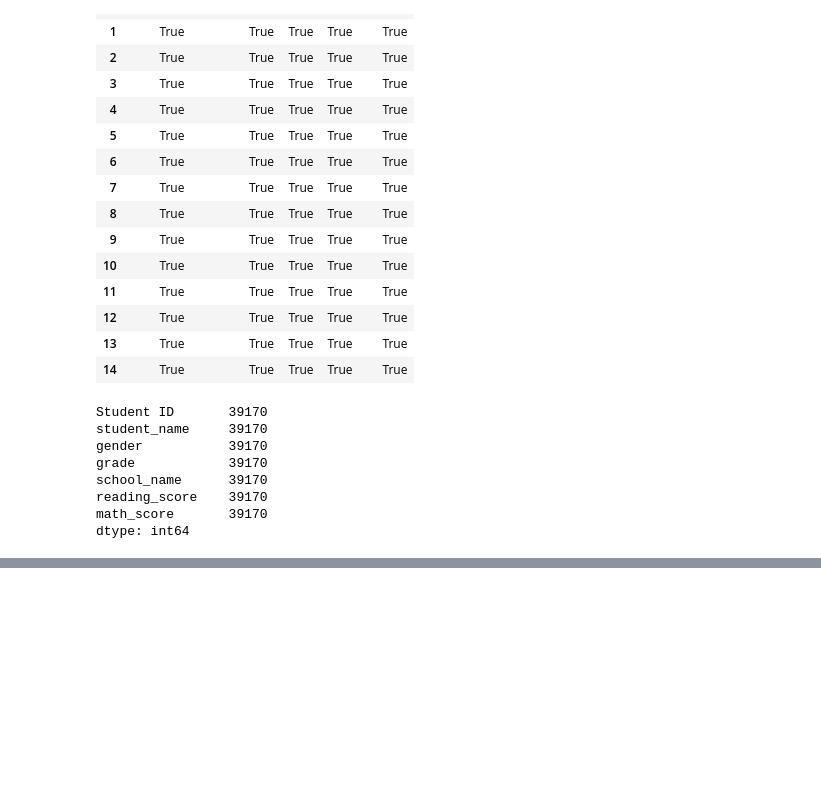
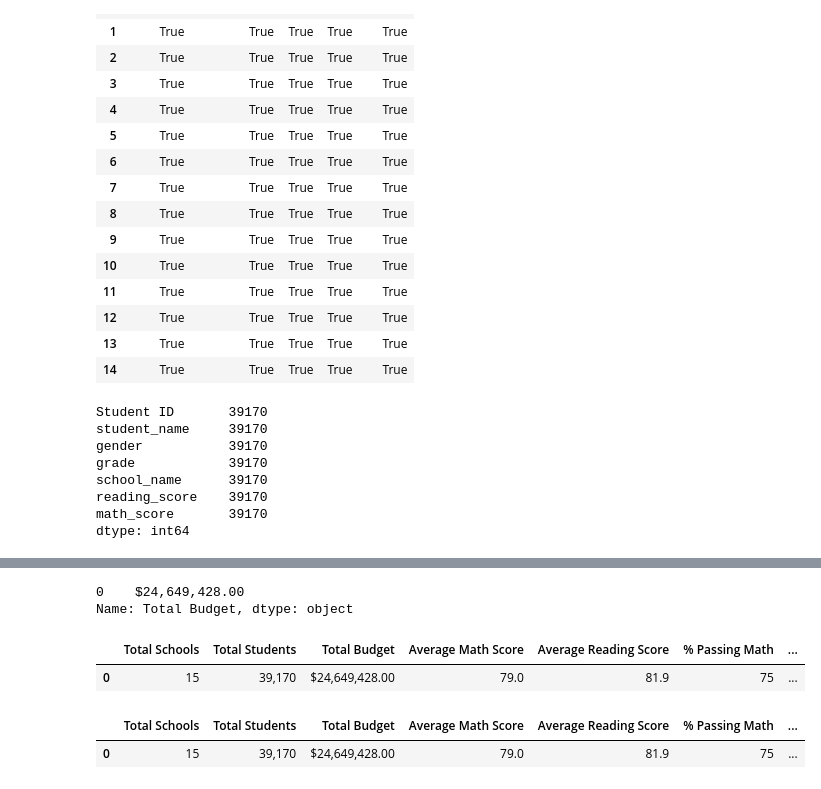
Before and after one commit to bradleycao/Python_SchoolDistrictAnalysis, a Jupyter notebook: PyCitySchools.ipynb, the cells around one changed output, grey strips where cells are left out. Drawn from its saved outputs; the diff is of its cells as text; code cells hidden in the pictures; blank space fills up the shorter version.

```diff
--- a/PyCitySchools.ipynb
+++ b/PyCitySchools.ipynb
@@ -149,0 +344,24 @@ for word in prefixes_suffixes:
+# %%
+# Format "Total Budget" to have the comma for a thousands separator, a decimal separator, and a "$".
+
+district_summary_df["Total Budget"] = district_summary_df["Total Budget"].map("${:,.2f}".format)
+district_summary_df["Total Budget"]
+# %% [output]
+0    $24,649,428.00
+Name: Total Budget, dtype: object
+# %%
+# Format the columns.
+district_summary_df["Average Math Score"] = district_summary_df["Average Math Score"].map("{:.1f}".format)
+
+district_summary_df["Average Reading Score"] = district_summary_df["Average Reading Score"].map("{:.1f}".format)
+
+district_summary_df["% Passing Math"] = district_summary_df["% Passing Math"].map("{:.0f}".format)
+
+district_summary_df["% Passing Reading"] = district_summary_df["% Passing Reading"].map("{:.0f}".format)
+
+district_summary_df["% Overall Passing"] = district_summary_df["% Overall Passing"].map("{:.0f}".format)
+# %%
+district_summary_df
+# %% [output]
+|  | Total Schools | Total Students | Total Budget | Average Math Score | Average Reading Score | % Passing Math | ... |
+| 0 | 15 | 39,170 | $24,649,428.00 | 79.0 | 81.9 | 75 | ... |
@@ -149,0 +371,7 @@ for word in prefixes_suffixes:
+# %%
+# Assign district summary df the new column order.
+district_summary_df = district_summary_df[new_column_order]
+district_summary_df
+# %% [output]
+|  | Total Schools | Total Students | Total Budget | Average Math Score | Average Reading Score | % Passing Math | ... |
+| 0 | 15 | 39,170 | $24,649,428.00 | 79.0 | 81.9 | 75 | ... |
```
Also changed, not shown: parts of 29 cells of this notebook, 2 other files.
